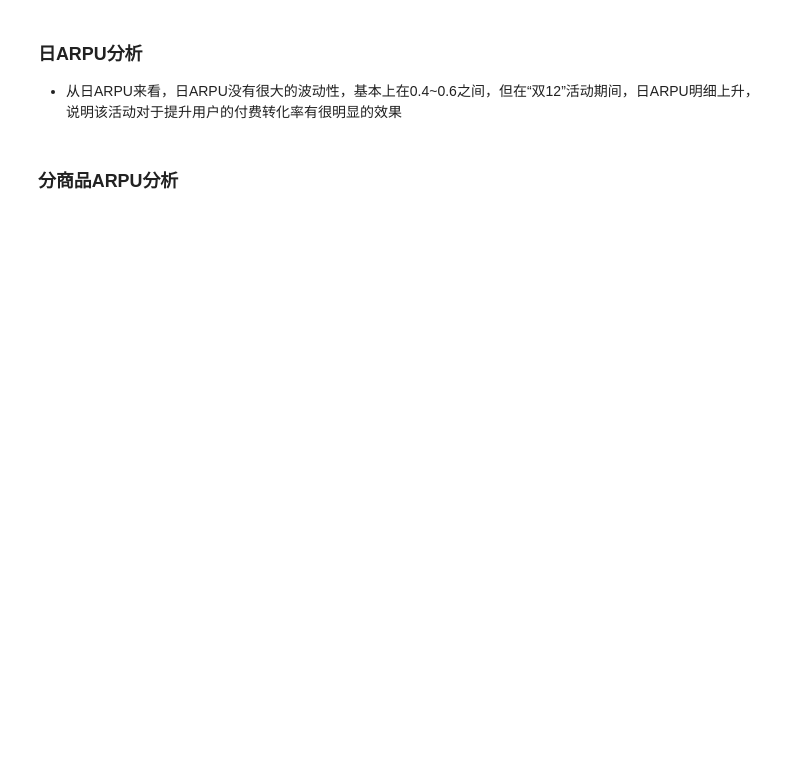
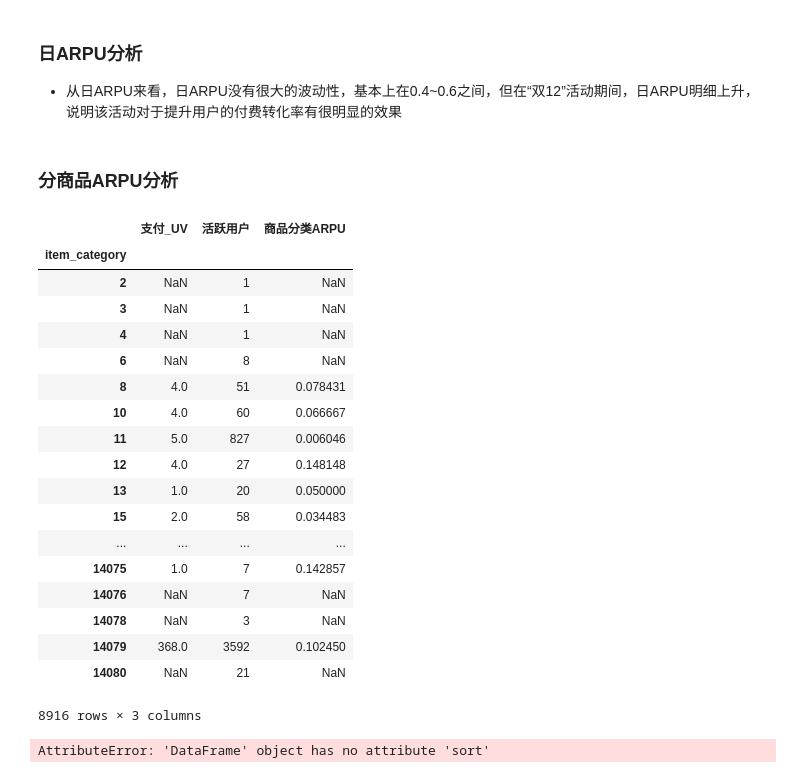
Before and after one commit to renjel/kesci, a Jupyter notebook: User Behavior Data on Taobao App/Untitled.ipynb, the cells around one changed output. Drawn from its saved outputs; the diff is of its cells as text; code cells hidden in the pictures; blank space fills up the shorter version.

```diff
--- a/User Behavior Data on Taobao App/Untitled.ipynb
+++ b/User Behavior Data on Taobao App/Untitled.ipynb
@@ -395,12 +395,39 @@ plt.show()
 # %% [markdown]
 ### 分商品ARPU分析
 # %%
-# 活跃用户人数
-uv_view_item = data.groupby('item_id')['user_id'].nunique().to_frame()
+# 分商品分类用户UV
+uv_view_item = data.groupby('item_category')['user_id'].nunique().to_frame()
 uv_view_item.columns = ['活跃用户']
-uv_item = data.groupby(['item','behavior_type'])['user_id'].nunique().unstack()
+# 分商品分类用户行为UV
+uv_item = data.groupby(['item_category','behavior_type'])['user_id'].nunique().unstack()
 uv_item.columns = ['点击_UV','收藏_UV','加购物车_UV','支付_UV']
-
-ARPU_day = uv_view_day.join(pv_day)[["支付","活跃用户"]]
-ARPU_day['日ARPU'] = ARPU_day['支付'] / ARPU_day['活跃用户']
-ARPU_day
+# 合并两个表
+ARPU_item = uv_view_item.join(uv_item)[["支付_UV","活跃用户"]]
+ARPU_item['商品分类ARPU'] = ARPU_item['支付_UV'] / ARPU_item['活跃用户']
+ARPU_item
+# %% [output]
+|  | 支付_UV | 活跃用户 | 商品分类ARPU |
+| item_category |  |  |  |
+| 2 | NaN | 1 | NaN |
+| 3 | NaN | 1 | NaN |
+| 4 | NaN | 1 | NaN |
+| 6 | NaN | 8 | NaN |
+| 8 | 4.0 | 51 | 0.078431 |
+| 10 | 4.0 | 60 | 0.066667 |
+| 11 | 5.0 | 827 | 0.006046 |
+| 12 | 4.0 | 27 | 0.148148 |
+| 13 | 1.0 | 20 | 0.050000 |
+| 15 | 2.0 | 58 | 0.034483 |
+| ... | ... | ... | ... |
+| 14075 | 1.0 | 7 | 0.142857 |
+| 14076 | NaN | 7 | NaN |
+| 14078 | NaN | 3 | NaN |
+| 14079 | 368.0 | 3592 | 0.102450 |
+| 14080 | NaN | 21 | NaN |
+8916 rows × 3 columns
+# %%
+ARPU_item.sort(columns = ['支付_UV'],axis = 0,ascending = False)
+
+ARPU_item.head(100)
+# %% [output]
+AttributeError: 'DataFrame' object has no attribute 'sort'
```
Also changed, not shown: parts of 1 cell of this notebook.
